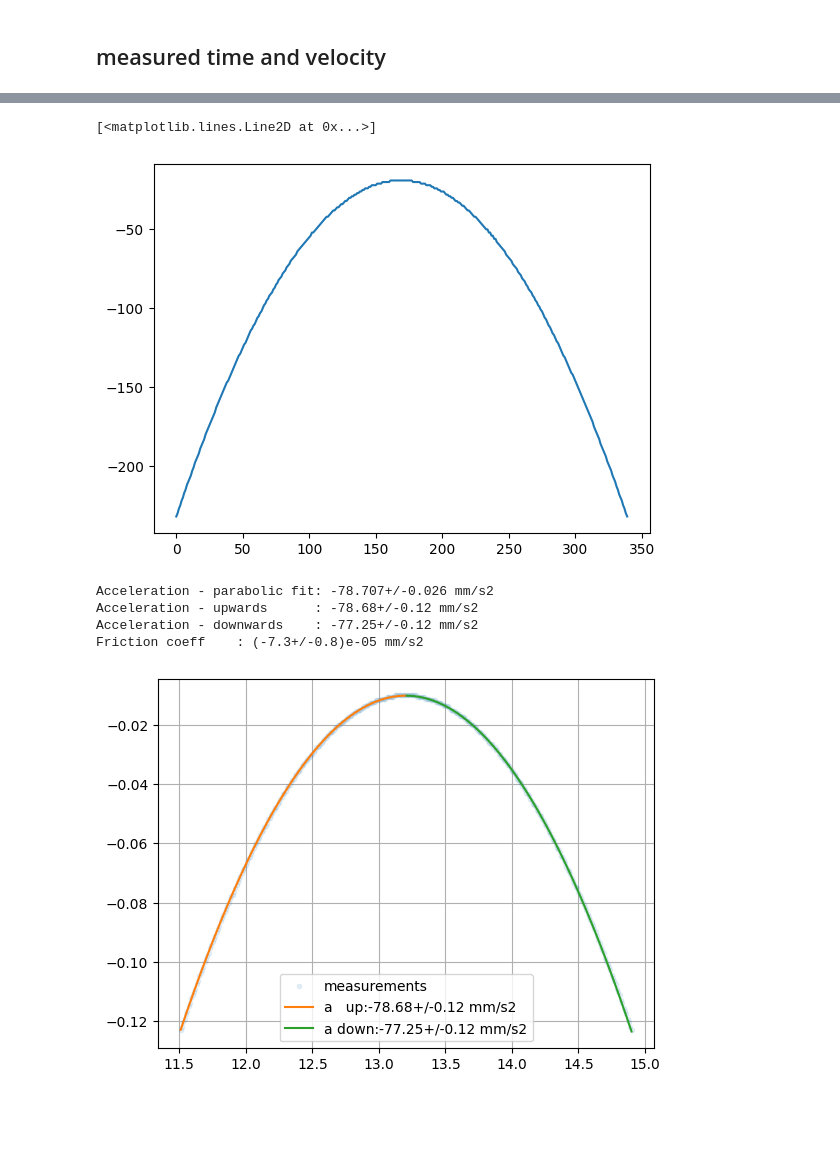
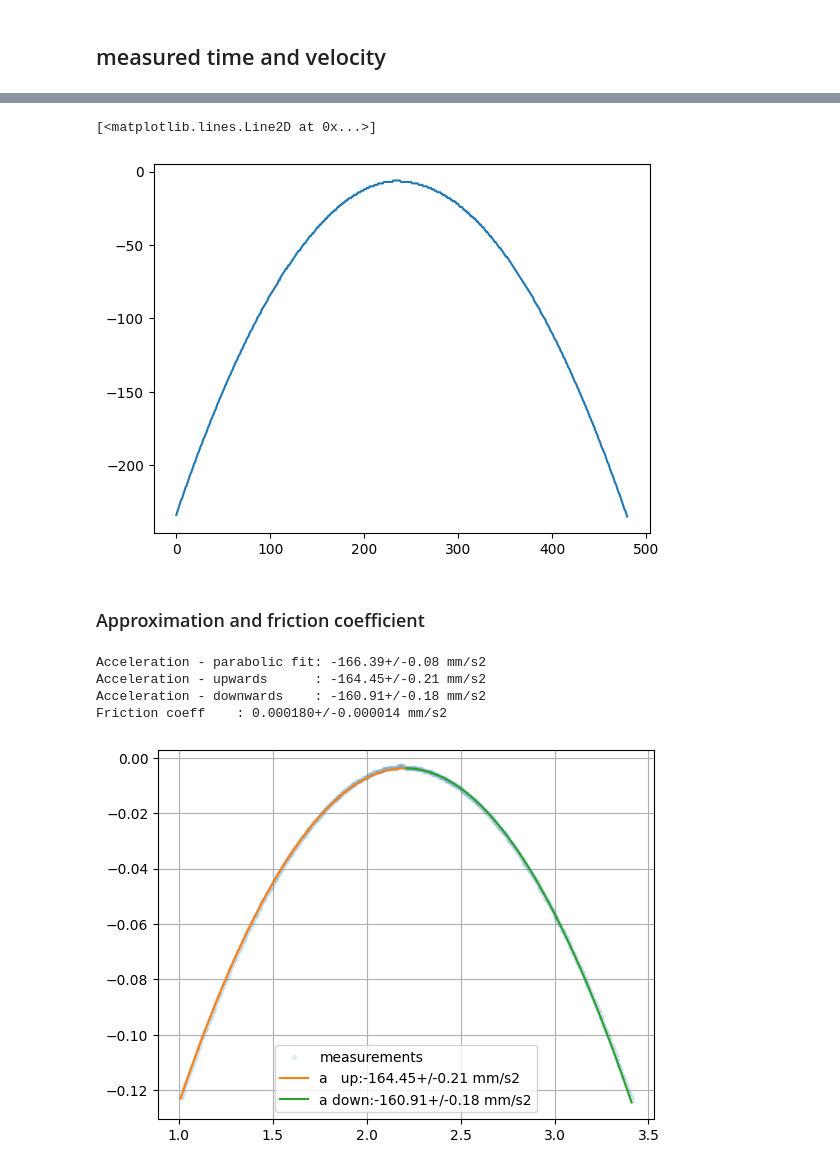
Before and after one commit to evgeny-kolonsky/Lab1h, a Jupyter notebook: IV_Calculator.ipynb, the cells around one changed output, grey strips where cells are left out. Saved outputs shown, nothing was run; the diff lists cells and outputs as text; code cells hidden in the pictures; blank space fills up the shorter version.

```diff
--- a/IV_Calculator.ipynb
+++ b/IV_Calculator.ipynb
@@ -22,9 +26,9 @@ $$
 \mu  = \frac{a_{up} - a_{down}}{2 g}
 $$
 # %%
-L = ufloat(1265, 1)*1e-3 #mm
-l = ufloat(125, 1)*1e-3 #mm
-h = ufloat(14.5, .1)* 1e-3 #mm
+L = ufloat(1288, 1)*1e-3 #mm
+l = ufloat(124, .1)*1e-3 #mm
+h = ufloat(20.0, .1)* 1e-3 #mm
 g = ufloat(9.7949, 1e-4)
 
 a_expected = g*h/L
@@ -36,6 +42,7 @@ Expected acceleration: 112.3+/-0.8 mm/s2
 # %%
 N = 236
-t_, count = np.genfromtxt('data.txt', delimiter='\t', usecols=[1,3], unpack=True)
+t_, count = np.genfromtxt('lab3_1h_rate_200.txt', delimiter='\t', usecols=[1,3], unpack=True)
 plt.plot(count)
+plt.grid()
 plt.show()
 # %% [output]
@@ -43,41 +50,43 @@ plt.show()
 # %%
-ix0 = 1150
-ix1 = 1490
+ix0 = 0
+ix1 = len(count)
 plt.plot(count[ix0:ix1])
 # %% [output]
 [<matplotlib.lines.Line2D at 0x...>]
-[figure, old version]
+[figure, new version]
+# %% [markdown]
+### Approximation and friction coefficient
 # %%
 def get_acceleration(t, x):
   p, cov = np.polyfit(t, x, 2, cov=True)
   poly = np.poly1d(p)
   err = np.sqrt(np.diag(cov))
   return 2* ufloat(p[0], err[0]), poly
 
 
 t = t_[ix0:ix1]
 x = count[ix0:ix1] / N * l.n
 plt.plot(t, x, '.', alpha=0.1, label='measurements')
 
 a, poly = get_acceleration(t, x)
 v0 = poly.coeffs[1]
 t_vertex = - v0 / a.nominal_value
 
 a_up, poly_ap = get_acceleration(t[t<t_vertex], x[t<t_vertex])
 a_down, poly_down = get_acceleration(t[t>t_vertex], x[t>t_vertex])
-mu = (a_up - a_down) / (2*g)
+mu = np.abs((a_up - a_down) / (2*g))
 print(f'Acceleration - parabolic fit: {a*1e3} mm/s2')
 print(f'Acceleration - upwards      : {a_up*1e3} mm/s2')
 print(f'Acceleration - downwards    : {a_down*1e3} mm/s2')
 print(f'Friction coeff    : {mu} mm/s2')
 plt.plot(t[t<t_vertex], poly(t[t<t_vertex]), label=f'a   up:{a_up*1e3} mm/s2')
 plt.plot(t[t>t_vertex], poly(t[t>t_vertex]), label=f'a down:{a_down*1e3} mm/s2')
 plt.legend()
 plt.grid()
 plt.show()
 # %% [output]
-Acceleration - parabolic fit: -78.707+/-0.026 mm/s2
-Acceleration - upwards      : -78.68+/-0.12 mm/s2
-Acceleration - downwards    : -77.25+/-0.12 mm/s2
-Friction coeff    : (-7.3+/-0.8)e-05 mm/s2
+Acceleration - parabolic fit: -166.39+/-0.08 mm/s2
+Acceleration - upwards      : -164.45+/-0.21 mm/s2
+Acceleration - downwards    : -160.91+/-0.18 mm/s2
+Friction coeff    : 0.000180+/-0.000014 mm/s2
-[figure, old version]
+[figure, new version]
```
Also changed, not shown: parts of 6 cells of this notebook.
